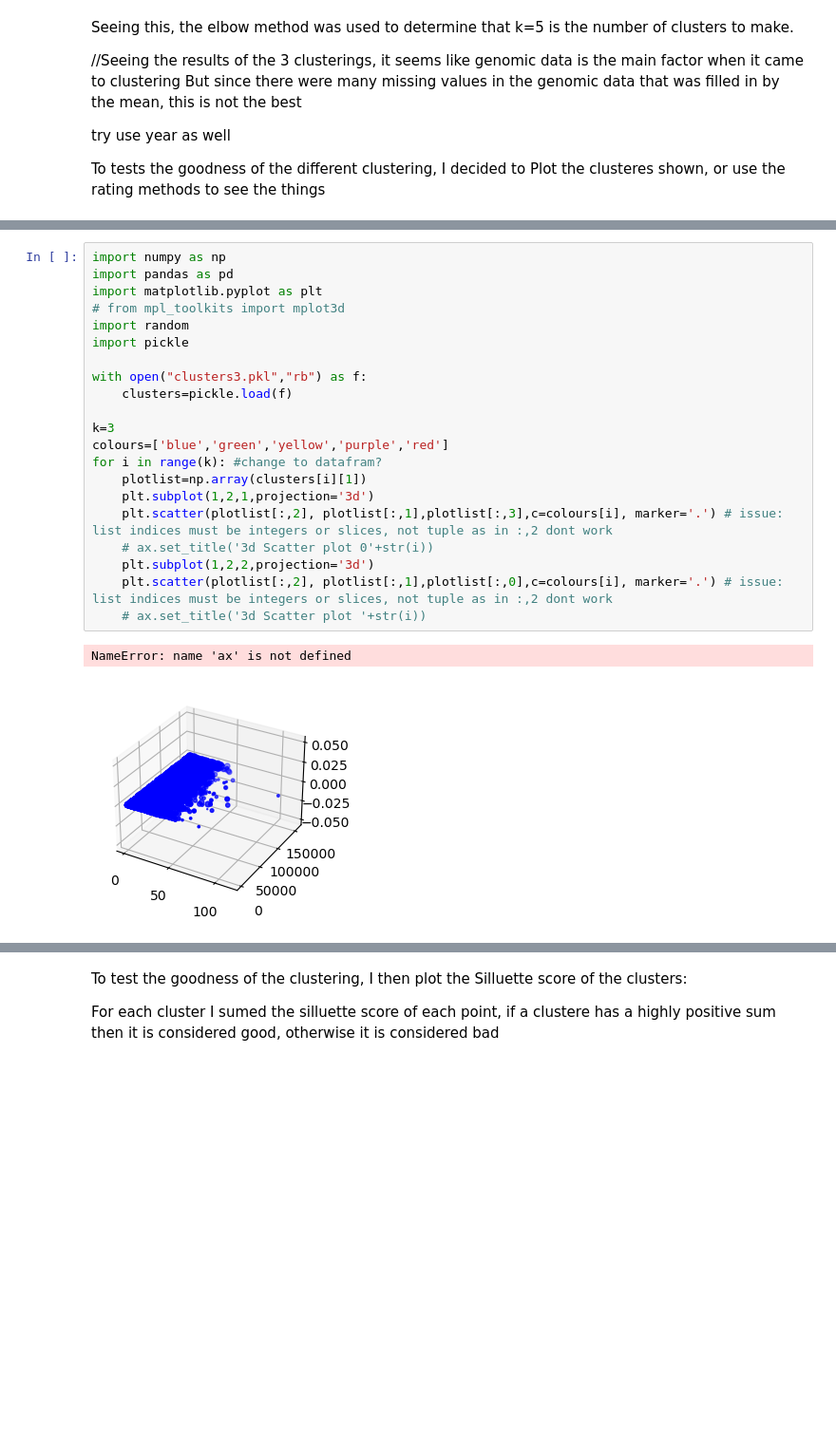
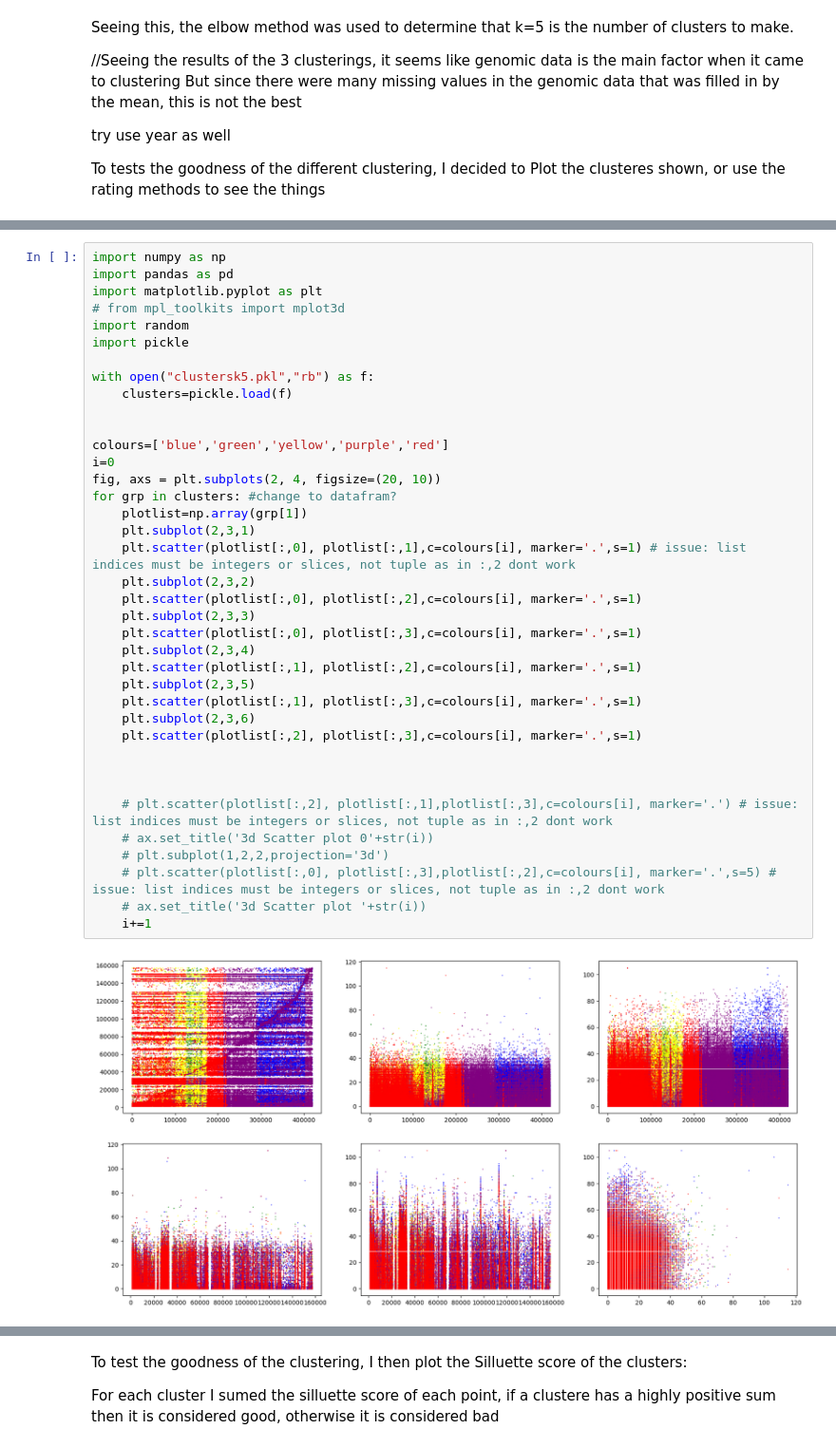
Before and after one commit to pnkmht135/IML_A2_Clustering, a Jupyter notebook: mian.ipynb, the cells around one changed output, grey strips where cells are left out. Shown at 95% size. Drawn from its saved outputs; the diff is of its cells as text; blank space fills up the shorter version.

Commit message:
graphs for non standardised numeric only clusters

```diff
--- a/mian.ipynb
+++ b/mian.ipynb
@@ -313,24 +312,40 @@ done.
 # %%
 import numpy as np
 import pandas as pd
 import matplotlib.pyplot as plt
 # from mpl_toolkits import mplot3d
 import random
 import pickle
 
-with open("clusters3.pkl","rb") as f:
+with open("clustersk5.pkl","rb") as f:
     clusters=pickle.load(f)
 
-k=3
+
 colours=['blue','green','yellow','purple','red']
-for i in range(k): #change to datafram?
-    plotlist=np.array(clusters[i][1])
-    plt.subplot(1,2,1,projection='3d')
-    plt.scatter(plotlist[:,2], plotlist[:,1],plotlist[:,3],c=colours[i], marker='.') # issue: list indices must be integers or slices, not tuple as in :,2 dont work
+i=0
+fig, axs = plt.subplots(2, 4, figsize=(20, 10))
+for grp in clusters: #change to datafram?
+    plotlist=np.array(grp[1])
+    plt.subplot(2,3,1)
+    plt.scatter(plotlist[:,0], plotlist[:,1],c=colours[i], marker='.',s=1) # issue: list indices must be integers or slices, not tuple as in :,2 dont work
+    plt.subplot(2,3,2)
+    plt.scatter(plotlist[:,0], plotlist[:,2],c=colours[i], marker='.',s=1)
+    plt.subplot(2,3,3)
+    plt.scatter(plotlist[:,0], plotlist[:,3],c=colours[i], marker='.',s=1)
+    plt.subplot(2,3,4)
+    plt.scatter(plotlist[:,1], plotlist[:,2],c=colours[i], marker='.',s=1)
+    plt.subplot(2,3,5)
+    plt.scatter(plotlist[:,1], plotlist[:,3],c=colours[i], marker='.',s=1)
+    plt.subplot(2,3,6)
+    plt.scatter(plotlist[:,2], plotlist[:,3],c=colours[i], marker='.',s=1)
+
+
+
+    # plt.scatter(plotlist[:,2], plotlist[:,1],plotlist[:,3],c=colours[i], marker='.') # issue: list indices must be integers or slices, not tuple as in :,2 dont work
     # ax.set_title('3d Scatter plot 0'+str(i))
-    plt.subplot(1,2,2,projection='3d')
-    plt.scatter(plotlist[:,2], plotlist[:,1],plotlist[:,0],c=colours[i], marker='.') # issue: list indices must be integers or slices, not tuple as in :,2 dont work
+    # plt.subplot(1,2,2,projection='3d')
+    # plt.scatter(plotlist[:,0], plotlist[:,3],plotlist[:,2],c=colours[i], marker='.',s=5) # issue: list indices must be integers or slices, not tuple as in :,2 dont work
     # ax.set_title('3d Scatter plot '+str(i))
+    i+=1
 # %% [output]
-NameError: name 'ax' is not defined
-[figure, old version]
+[figure, new version]
```
Also changed, not shown: parts of 2 cells of this notebook, 1 other file.
